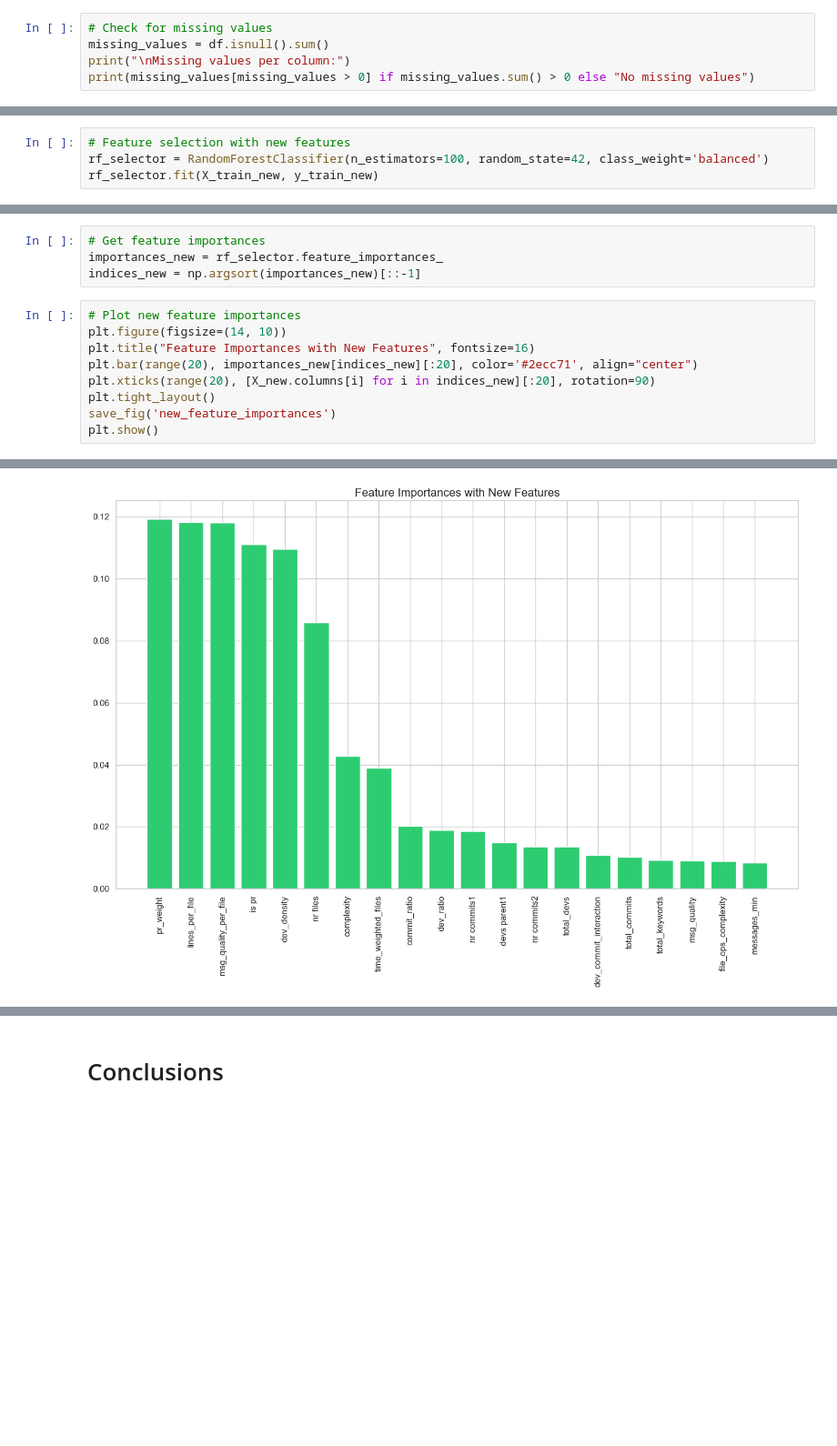
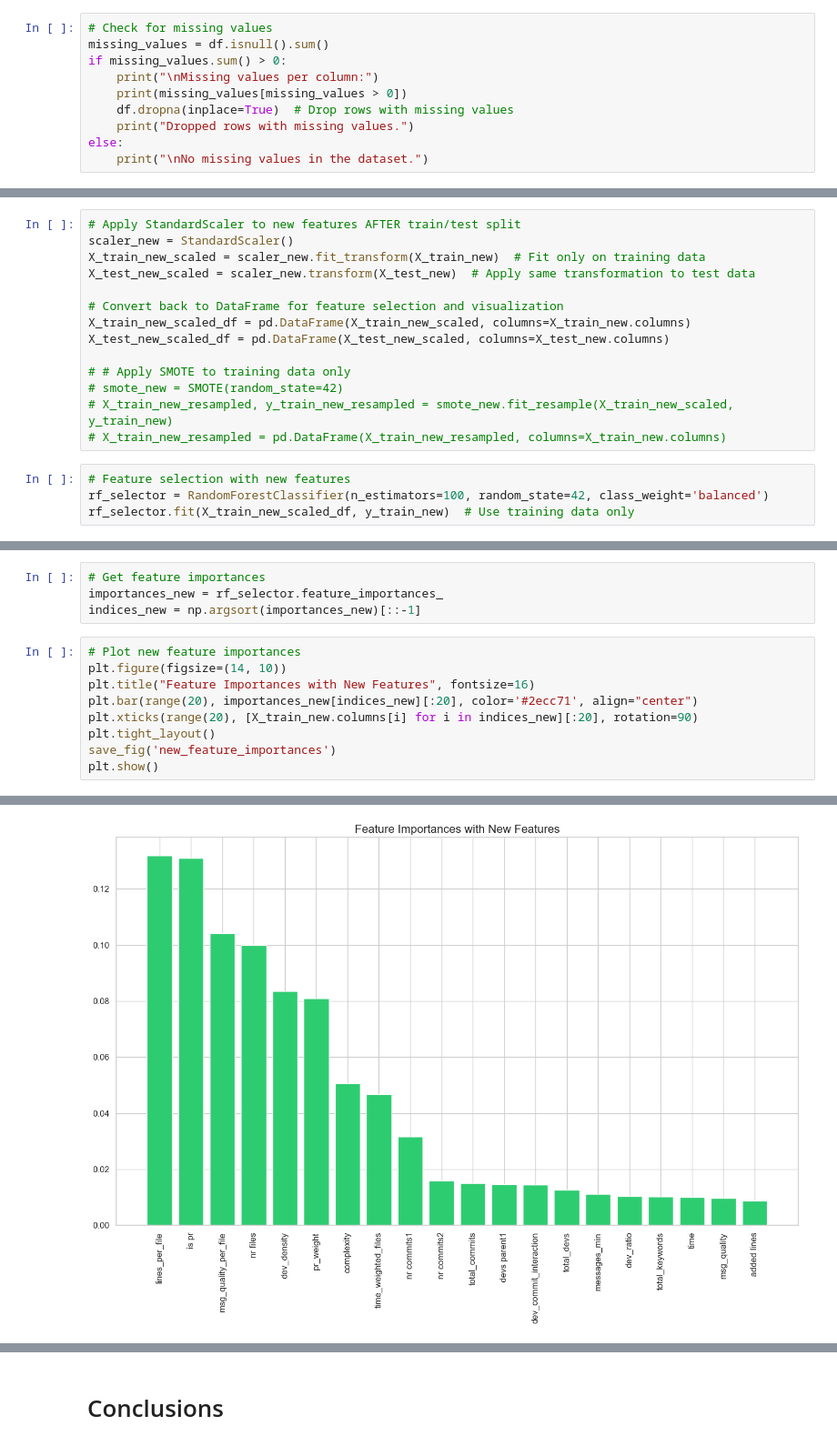
Before and after one commit to violetahoza/MergeConflictClassifier, a Jupyter notebook: HozaVioletaMaria.ipynb, the cells around one changed output, grey strips where cells are left out. Shown at 91% size. Drawn from its saved outputs; the diff is of its cells as text; blank space fills up the shorter version.

```diff
--- a/HozaVioletaMaria.ipynb
+++ b/HozaVioletaMaria.ipynb
@@ -180,8 +186,13 @@ Feature columns:
 # %%
 # Check for missing values
 missing_values = df.isnull().sum()
-print("\nMissing values per column:")
-print(missing_values[missing_values > 0] if missing_values.sum() > 0 else "No missing values")
+if missing_values.sum() > 0:
+    print("\nMissing values per column:")
+    print(missing_values[missing_values > 0])
+    df.dropna(inplace=True)  # Drop rows with missing values
+    print("Dropped rows with missing values.")
+else:
+    print("\nNo missing values in the dataset.")
 # %% [output]
 Missing values per column:
 ancestor    1
@@ -1344,7 +1521,21 @@ X_train_new, X_test_new, y_train_new, y_test_new = train_test_split(
+# %%
+# Apply StandardScaler to new features AFTER train/test split
+scaler_new = StandardScaler()
+X_train_new_scaled = scaler_new.fit_transform(X_train_new)  # Fit only on training data
+X_test_new_scaled = scaler_new.transform(X_test_new)  # Apply same transformation to test data
+
+# Convert back to DataFrame for feature selection and visualization
+X_train_new_scaled_df = pd.DataFrame(X_train_new_scaled, columns=X_train_new.columns)
+X_test_new_scaled_df = pd.DataFrame(X_test_new_scaled, columns=X_test_new.columns)
+
+# # Apply SMOTE to training data only
+# smote_new = SMOTE(random_state=42)
+# X_train_new_resampled, y_train_new_resampled = smote_new.fit_resample(X_train_new_scaled, y_train_new)
+# X_train_new_resampled = pd.DataFrame(X_train_new_resampled, columns=X_train_new.columns)
 # %%
 # Feature selection with new features
 rf_selector = RandomForestClassifier(n_estimators=100, random_state=42, class_weight='balanced')
-rf_selector.fit(X_train_new, y_train_new)
+rf_selector.fit(X_train_new_scaled_df, y_train_new)  # Use training data only
 # %% [output]
 RandomForestClassifier(class_weight='balanced', random_state=42)
 # %%
@@ -1354,14 +1545,14 @@ indices_new = np.argsort(importances_new)[::-1]
 # %%
 # Plot new feature importances
 plt.figure(figsize=(14, 10))
 plt.title("Feature Importances with New Features", fontsize=16)
 plt.bar(range(20), importances_new[indices_new][:20], color='#2ecc71', align="center")
-plt.xticks(range(20), [X_new.columns[i] for i in indices_new][:20], rotation=90)
+plt.xticks(range(20), [X_train_new.columns[i] for i in indices_new][:20], rotation=90)
 plt.tight_layout()
 save_fig('new_feature_importances')
 plt.show()
 # %% [output]
 Saving figure new_feature_importances
-[figure, old version]
+[figure, new version]
 # %%
 # Select top 20 features
```
Also changed, not shown: parts of 53 cells of this notebook, 12 other files.
